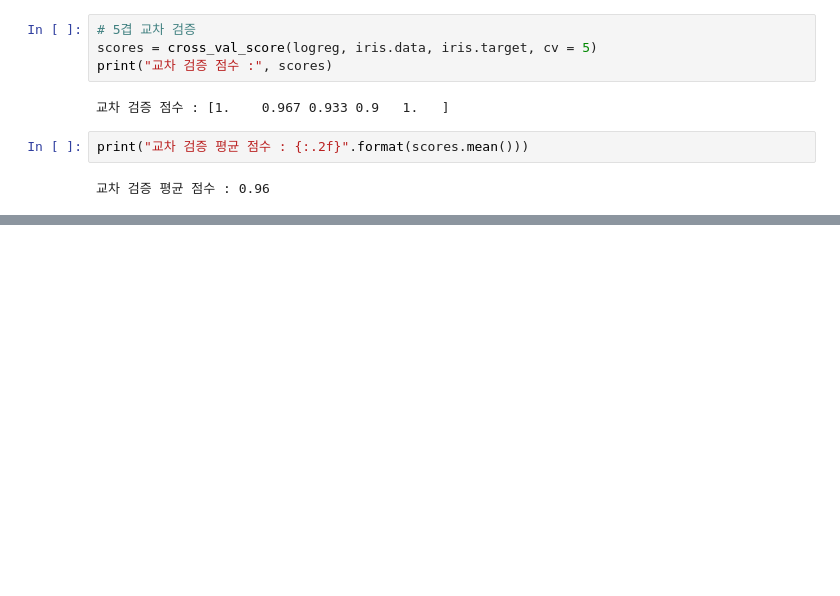
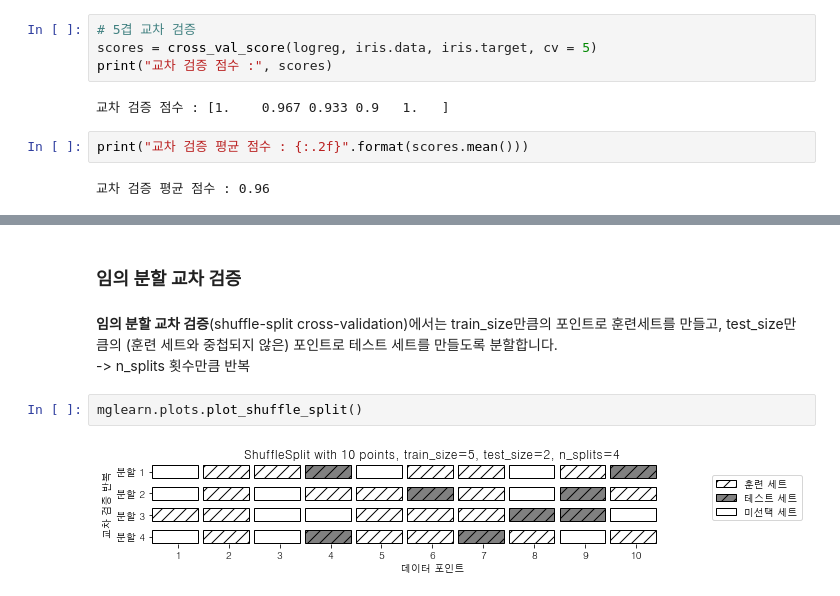
Before and after one commit to hyooo1017/Review, a Jupyter notebook: Introduction to Machine Learning with Python/5장. 모델 평가와 성능 향상.ipynb, the cells around one changed output, grey strips where cells are left out. Drawn from its saved outputs; the diff is of its cells as text; blank space fills up the shorter version.

```diff
--- a/Introduction to Machine Learning with Python/5장. 모델 평가와 성능 향상.ipynb
+++ b/Introduction to Machine Learning with Python/5장. 모델 평가와 성능 향상.ipynb
@@ -117,0 +190,9 @@ dtype: float64
+# %% [markdown]
+### 임의 분할 교차 검증
+# %% [markdown]
+**임의 분할 교차 검증**(shuffle-split cross-validation)에서는 train_size만큼의 포인트로 훈련세트를 만들고, test_size만큼의 (훈련 세트와 중첩되지 않은) 포인트로 테스트 세트를 만들도록 분할합니다.
+-> n_splits 횟수만큼 반복
+# %%
+mglearn.plots.plot_shuffle_split()
+# %% [output]
+[figure, added]
```
Also changed, not shown: parts of 26 cells of this notebook.
